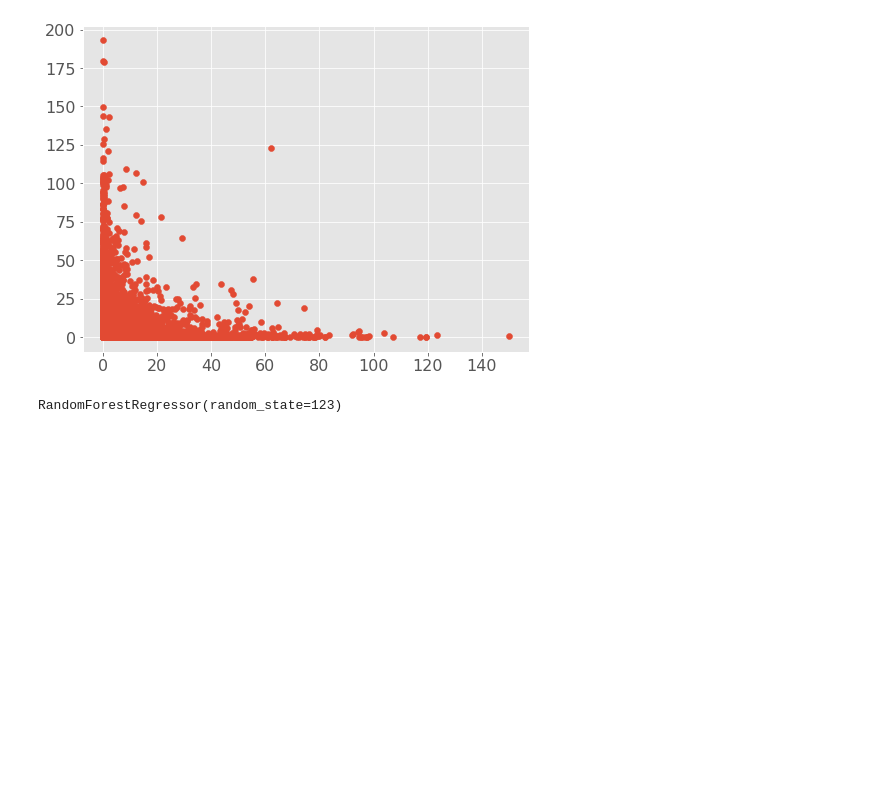
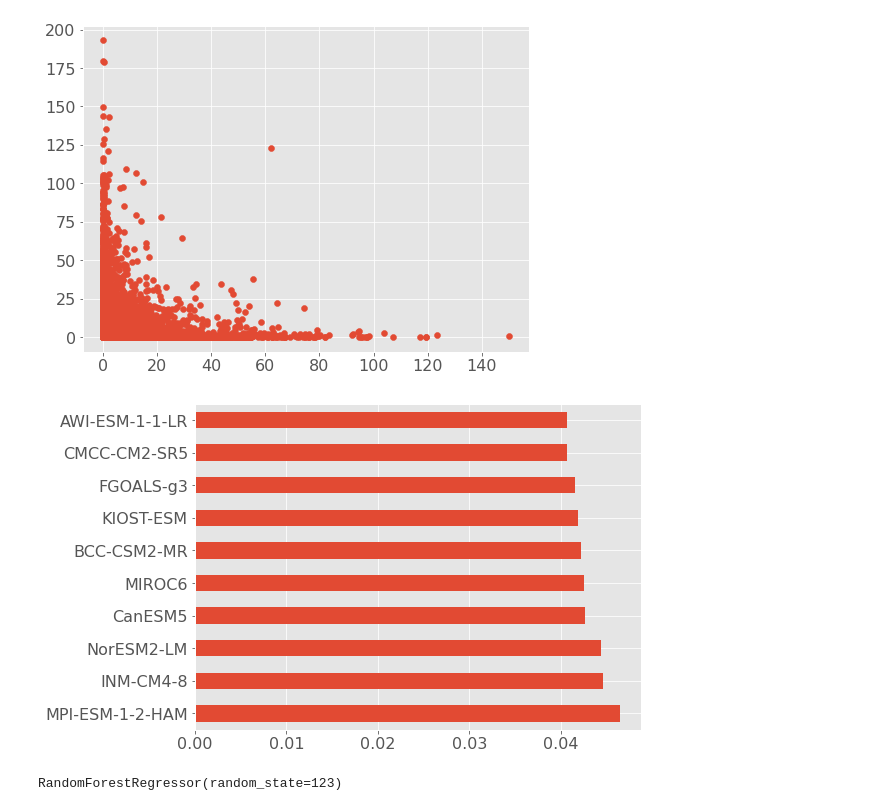
Before and after one commit to UBC-MDS/DSCI_525_Group26, a Jupyter notebook: notebooks/Milestone3-Task3.ipynb, the cells around one changed output. Drawn from its saved outputs; the diff is of its cells as text; code cells hidden in the pictures; blank space fills up the shorter version.

```diff
--- a/notebooks/Milestone3-Task3.ipynb
+++ b/notebooks/Milestone3-Task3.ipynb
@@ -60,6 +62,16 @@ plt.scatter(train_df['ACCESS-CM2'],train_df['observed_rainfall'])
 # %% [output]
 <matplotlib.collections.PathCollection at 0x...>
 [figure]
+# %%
+# EDA 2
+# 1. Which climate models are predicting closely? We find top 10 feature importances to find out.
+model = ExtraTreesRegressor()
+model.fit(X_train,y_train)
+feat_importances = pd.Series(model.feature_importances_, index=X_train.columns)
+feat_importances.nlargest(10).plot(kind='barh')
+plt.show()
+# %% [output]
+[figure, added]
 # %%
 model = RandomForestRegressor(random_state=123)
 model.fit(X_train, y_train)
```
Also changed, not shown: parts of 4 cells of this notebook, 1 other file.
